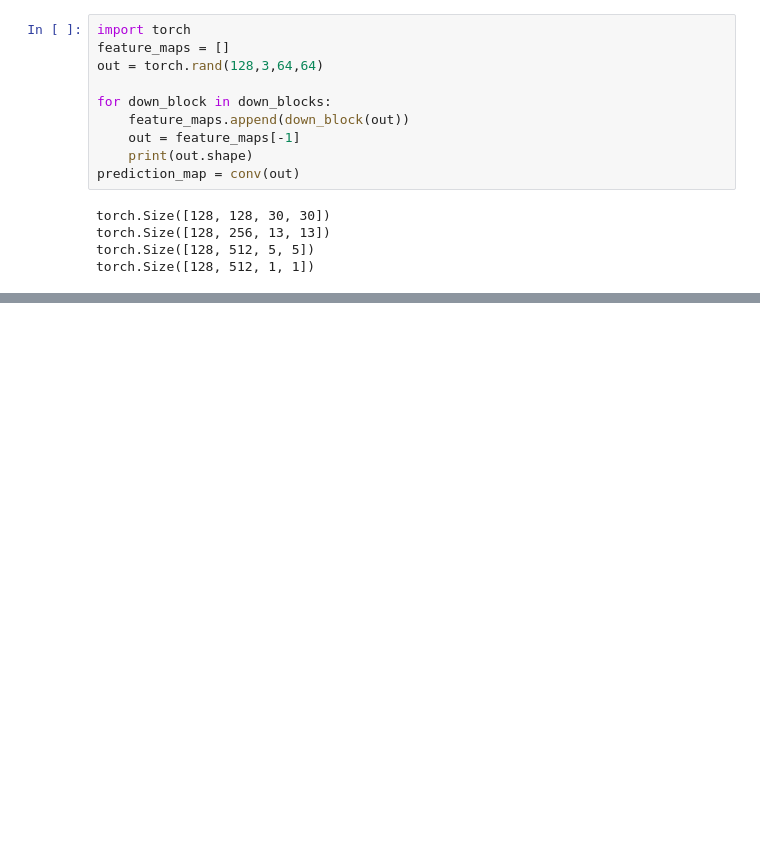
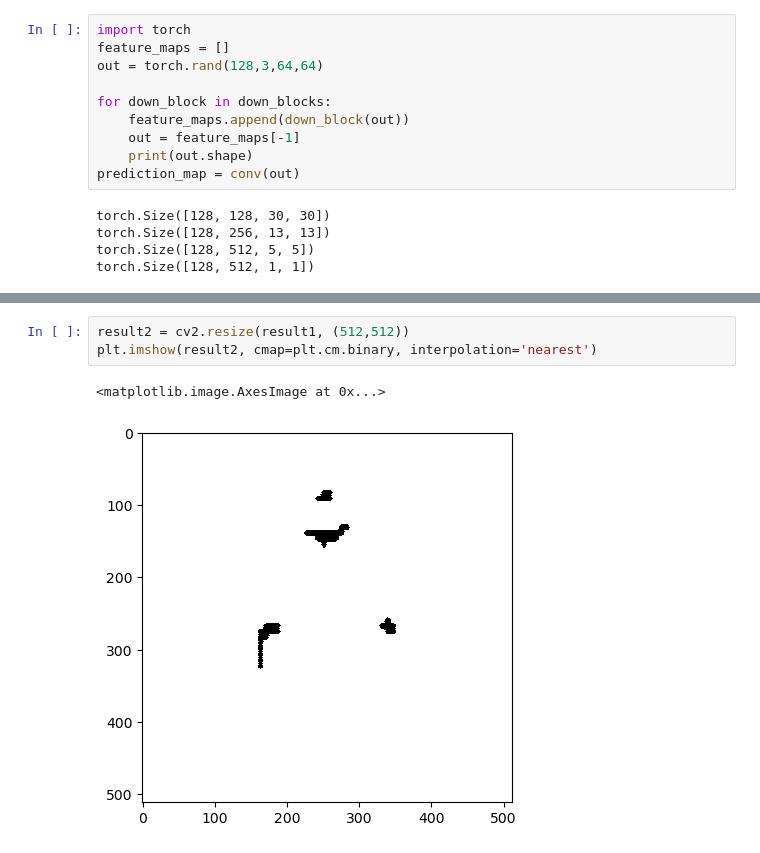
Before and after one commit to cxnam-vnuhcmus/TalkingHeadProject, a Jupyter notebook: Test.ipynb, the cells around one changed output, grey strips where cells are left out. Cells and saved outputs as stored; diff of their text form; blank space fills up the shorter version.

```diff
--- a/Test.ipynb
+++ b/Test.ipynb
@@ -678,0 +789,6 @@ torch.Size([128, 1, 1, 1])
+# %%
+result2 = cv2.resize(result1, (512,512))
+plt.imshow(result2, cmap=plt.cm.binary, interpolation='nearest')
+# %% [output]
+<matplotlib.image.AxesImage at 0x...>
+[figure, added]
```
Also changed, not shown: parts of 16 cells of this notebook, 5 other files.
